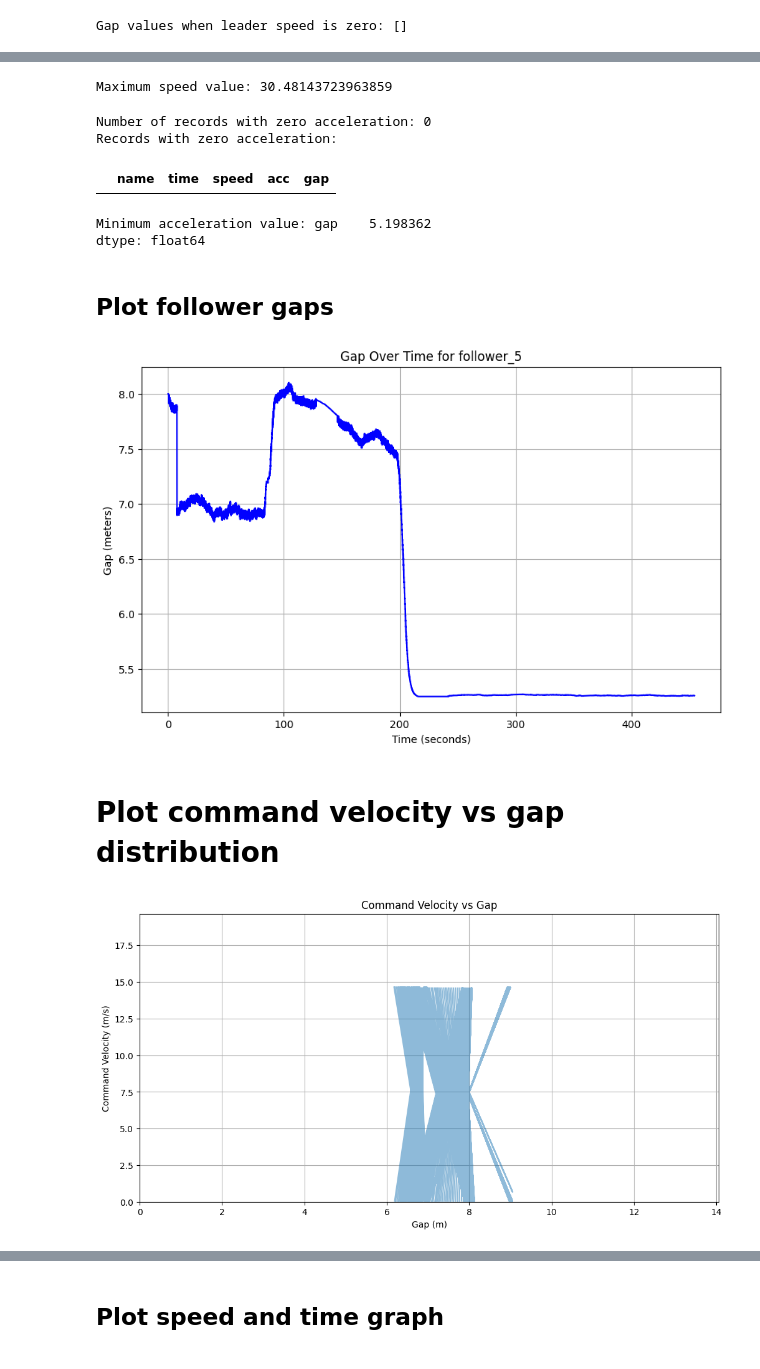
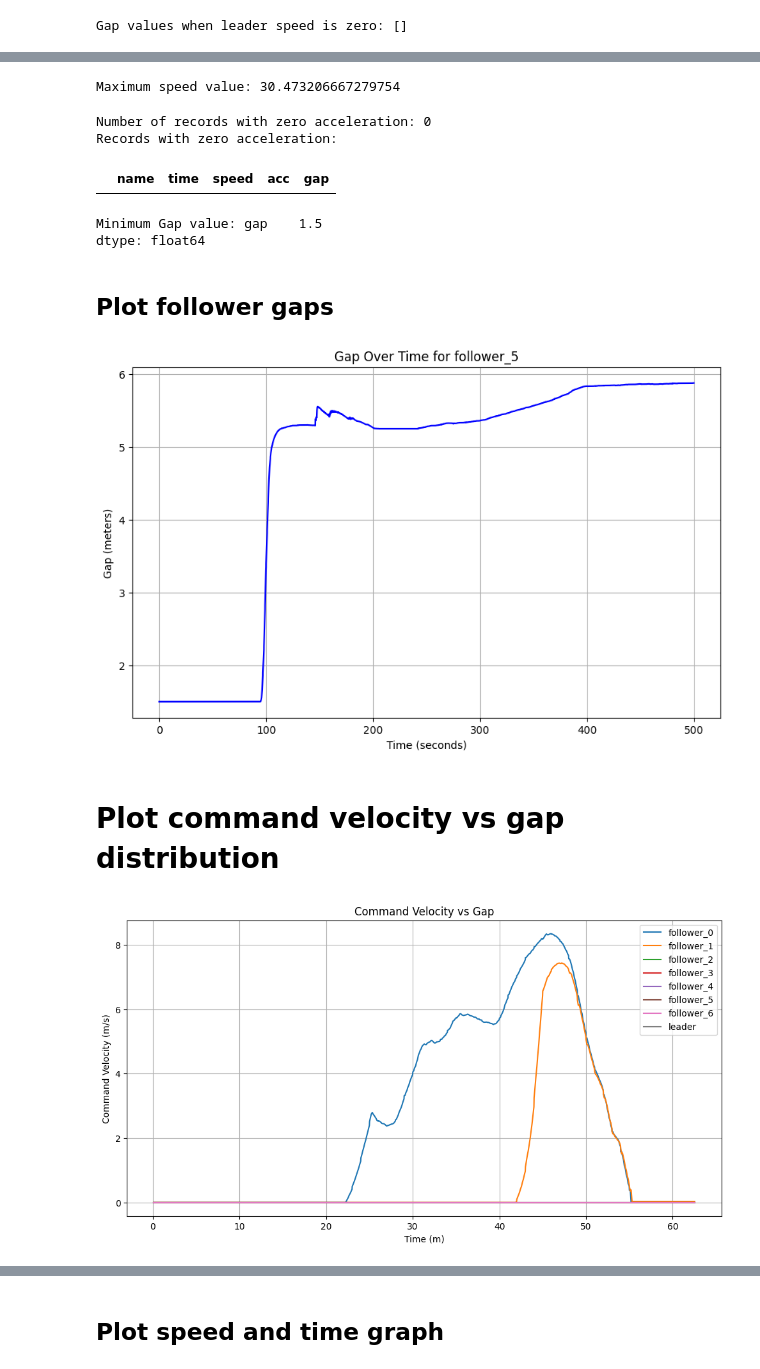
Before and after one commit to shihabict/carla_simulation, a Jupyter notebook: research/analysis_recorded_data.ipynb, the cells around one changed output, grey strips where cells are left out. Saved outputs shown, nothing was run; the diff lists cells and outputs as text; code cells hidden in the pictures.

```diff
--- a/research/analysis_recorded_data.ipynb
+++ b/research/analysis_recorded_data.ipynb
@@ -24,6 +22,6 @@ def load_data(file_path: str) -> pd.DataFrame:
     return df
 # %%
 # load recorded data
-data = load_data("Reports/sim_data_g2a26cb25_fs_FS_nV_5.csv")
-print(data.head(25))
+data = load_data("Reports/sim_data_FS_nV_6.csv")
+data.head(5)
 # %% [output]
@@ -101,7 +66,7 @@ Minimum speed value: 5.376551072373055e-05
 max_speed = data['speed'].max()
 print(f"Maximum speed value: {max_speed}")
 # %% [output]
-Maximum speed value: 30.48143723963859
+Maximum speed value: 30.473206667279754
 # %%
 
 
@@ -116,14 +81,10 @@ Records with zero acceleration:
 |  | name | time | speed | acc | gap |
 # %%
 # minimum gap
-min_acc = data[data['name']=='follower_5'][['gap']].min()
-print(f"Minimum acceleration value: {min_acc}")
-
-# # minimum gap
-# min_gap_follower5 = data[data['name'] == 'follower_5'][['gap']].min()
-# print(f"Minimum gap value for follower_5: {min_gap_follower5}")
+min_gap = data[data['name']=='follower_5'][['gap']].min()
+print(f"Minimum Gap value: {min_gap}")
 # %% [output]
-Minimum acceleration value: gap    5.198362
+Minimum Gap value: gap    1.5
 dtype: float64
 # %% [markdown]
 ## Plot follower gaps
@@ -155,24 +116,27 @@ def plot_gap_over_time(data: pd.DataFrame, follower_name: str, n: int = None):
 # %%
 plot_gap_over_time(data, 'follower_5', n=5000)
 # %% [output]
-[figure, old version]
+[figure, new version]
 # %% [markdown]
 # Plot command velocity vs gap distribution
 # %%
 def plot_command_velocity_and_gap(data: pd.DataFrame,max_points: int = 1000):
 
     data = data.head(max_points)  # Limit to max_points for clarity
+    plt.figure(figsize=(12, 6))
+    for label, group in data.groupby('name'):
+        plt.plot(group['time'], group['command_velocity'], label=label, )
 
-    plt.figure(figsize=(12, 6))
-    plt.plot(data['gap'], data['speed'], alpha=0.5)
+    # plt.plot(data['gap'], data['command_velocity'], alpha=0.5)
     plt.title('Command Velocity vs Gap')
-    plt.xlabel('Gap (m)')
+    plt.xlabel('Time (m)')
     plt.ylabel('Command Velocity (m/s)')
     plt.grid(True)
-    plt.xlim(0, data['gap'].max() + 5)
-    plt.ylim(0, data['speed'].max() + 5)
+    plt.legend()
+    # plt.xlim(0, data['gap'].max() + 5)
+    # plt.ylim(0, data['speed'].max() + 5)
     plt.show()
 # %%
-plot_command_velocity_and_gap(data,1100)
+plot_command_velocity_and_gap(data,5000)
 # %% [output]
-[figure, old version]
+[figure, new version]
```
Also changed, not shown: parts of 14 cells of this notebook, 6 other files.
